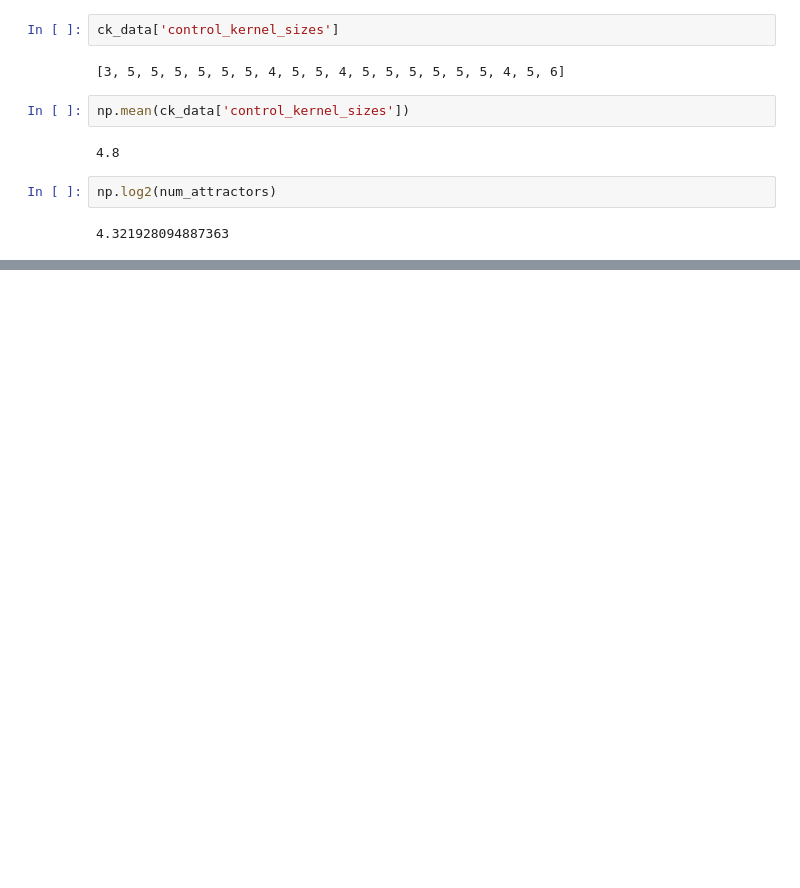
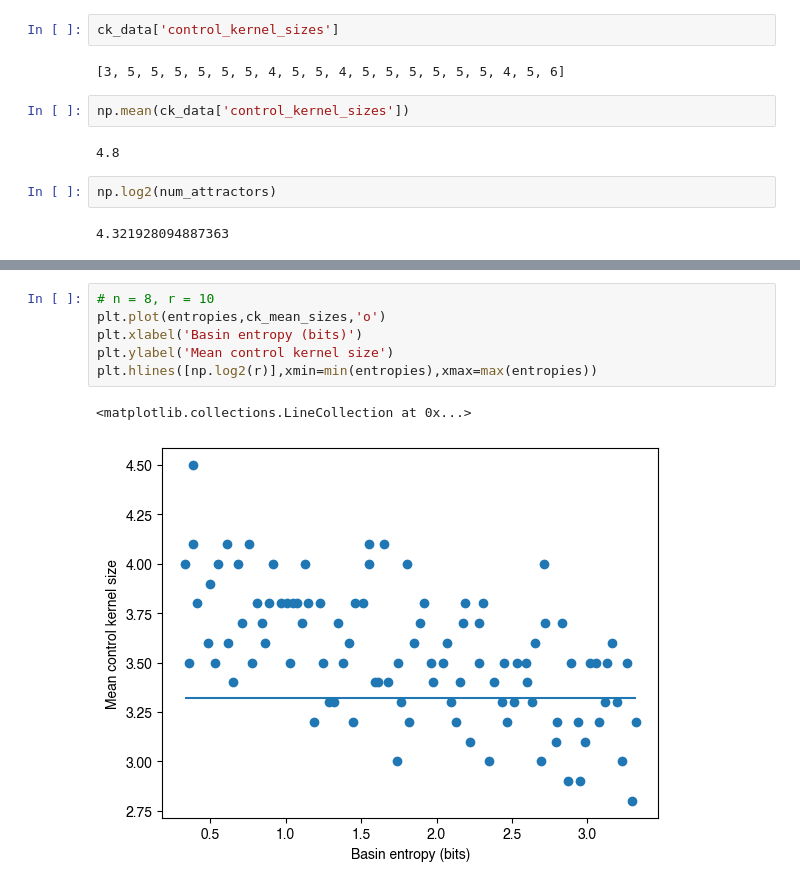
Before and after one commit to bcdaniels/Control-of-Synthetic-Boolean-Networks, a Jupyter notebook: code/develop-synthetic-network-experiment.ipynb, the cells around one changed output, grey strips where cells are left out. Saved outputs shown, nothing was run; the diff lists cells and outputs as text; blank space fills up the shorter version.

```diff
--- a/code/develop-synthetic-network-experiment.ipynb
+++ b/code/develop-synthetic-network-experiment.ipynb
@@ -104,0 +180,9 @@ np.log2(num_attractors)
+# %%
+# n = 8, r = 10
+plt.plot(entropies,ck_mean_sizes,'o')
+plt.xlabel('Basin entropy (bits)')
+plt.ylabel('Mean control kernel size')
+plt.hlines([np.log2(r)],xmin=min(entropies),xmax=max(entropies))
+# %% [output]
+<matplotlib.collections.LineCollection at 0x...>
+[figure, added]
```
Also changed, not shown: parts of 14 cells of this notebook.
